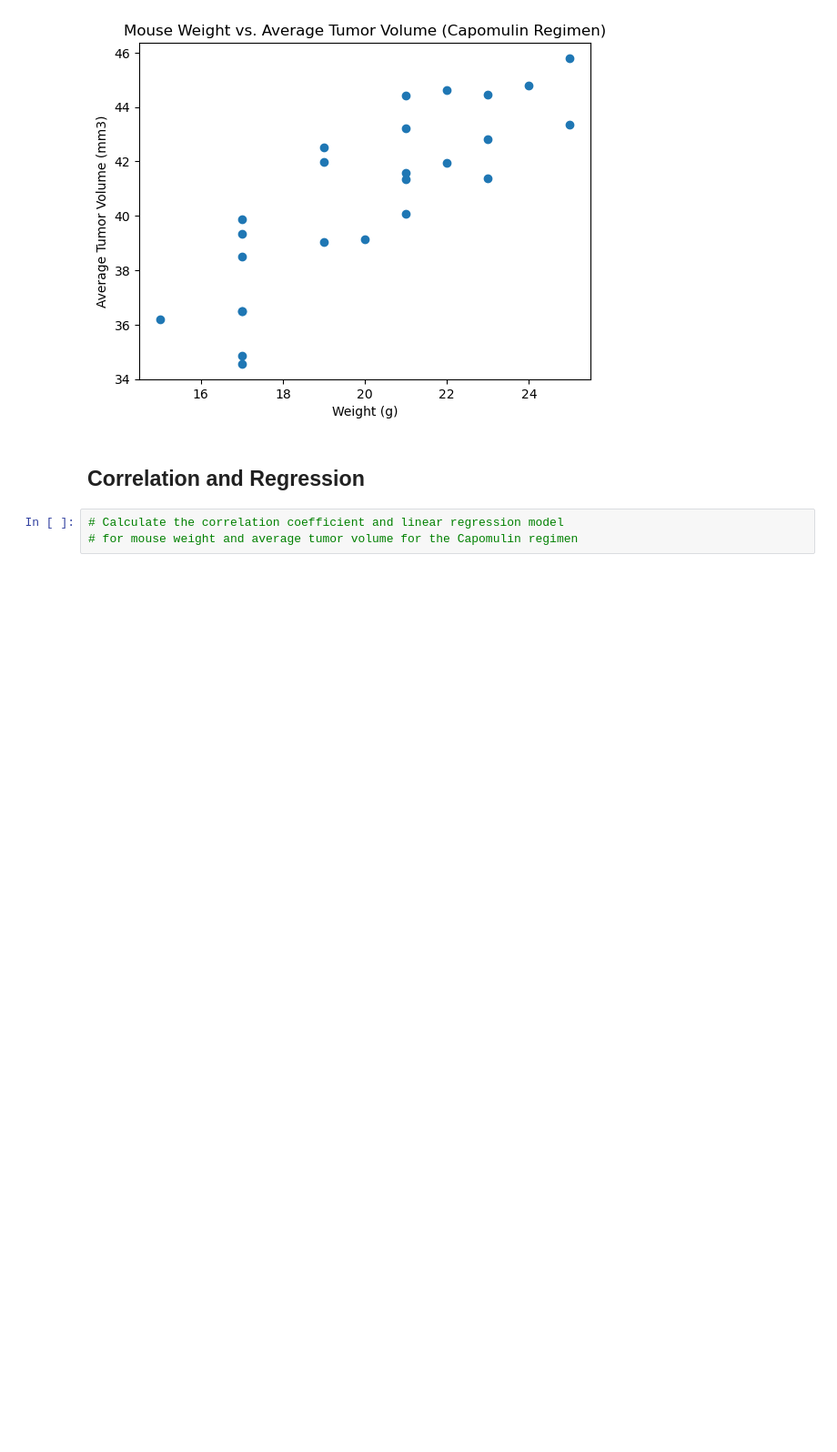
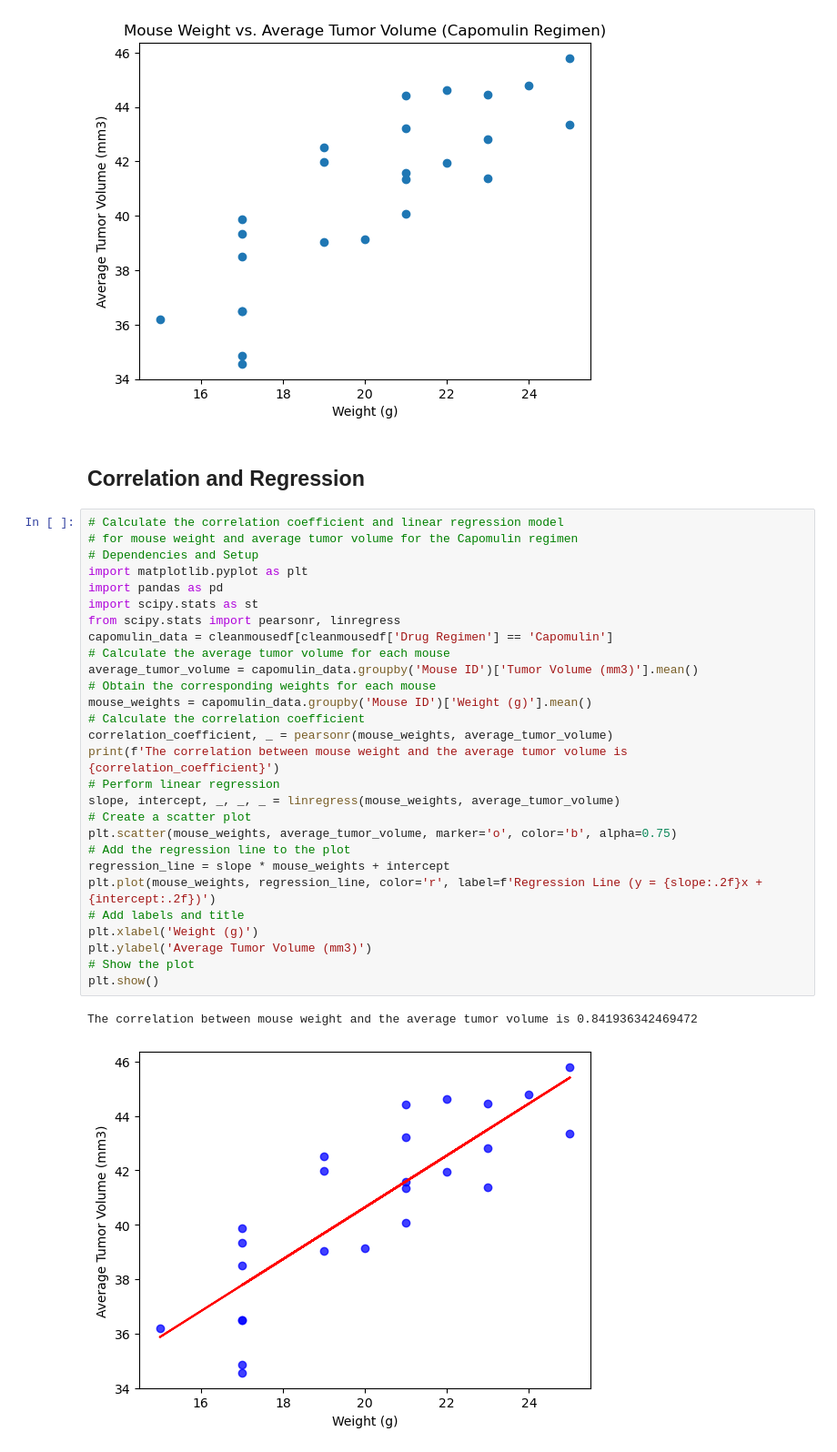
Before and after one commit to aleshakb/matplot-challenge, a Jupyter notebook: pymaceuticals_starter.ipynb, the cells around one changed output. Shown at 91% size. Saved outputs shown, nothing was run; the diff lists cells and outputs as text; blank space fills up the shorter version.

```diff
--- a/pymaceuticals_starter.ipynb
+++ b/pymaceuticals_starter.ipynb
@@ -249,6 +249,34 @@ plt.show()
 [figure]
 # %% [markdown]
 ## Correlation and Regression
-# %%
-# Calculate the correlation coefficient and linear regression model
-# for mouse weight and average tumor volume for the Capomulin regimen
+# %%
+# Calculate the correlation coefficient and linear regression model
+# for mouse weight and average tumor volume for the Capomulin regimen
+# Dependencies and Setup
+import matplotlib.pyplot as plt
+import pandas as pd
+import scipy.stats as st
+from scipy.stats import pearsonr, linregress
+capomulin_data = cleanmousedf[cleanmousedf['Drug Regimen'] == 'Capomulin']
+# Calculate the average tumor volume for each mouse
+average_tumor_volume = capomulin_data.groupby('Mouse ID')['Tumor Volume (mm3)'].mean()
+# Obtain the corresponding weights for each mouse
+mouse_weights = capomulin_data.groupby('Mouse ID')['Weight (g)'].mean()
+# Calculate the correlation coefficient
+correlation_coefficient, _ = pearsonr(mouse_weights, average_tumor_volume)
+print(f'The correlation between mouse weight and the average tumor volume is {correlation_coefficient}')
+# Perform linear regression
+slope, intercept, _, _, _ = linregress(mouse_weights, average_tumor_volume)
+# Create a scatter plot
+plt.scatter(mouse_weights, average_tumor_volume, marker='o', color='b', alpha=0.75)
+# Add the regression line to the plot
+regression_line = slope * mouse_weights + intercept
+plt.plot(mouse_weights, regression_line, color='r', label=f'Regression Line (y = {slope:.2f}x + {intercept:.2f})')
+# Add labels and title
+plt.xlabel('Weight (g)')
+plt.ylabel('Average Tumor Volume (mm3)')
+# Show the plot
+plt.show()
+# %% [output]
+The correlation between mouse weight and the average tumor volume is 0.841936342469472
+[figure, added]
```
